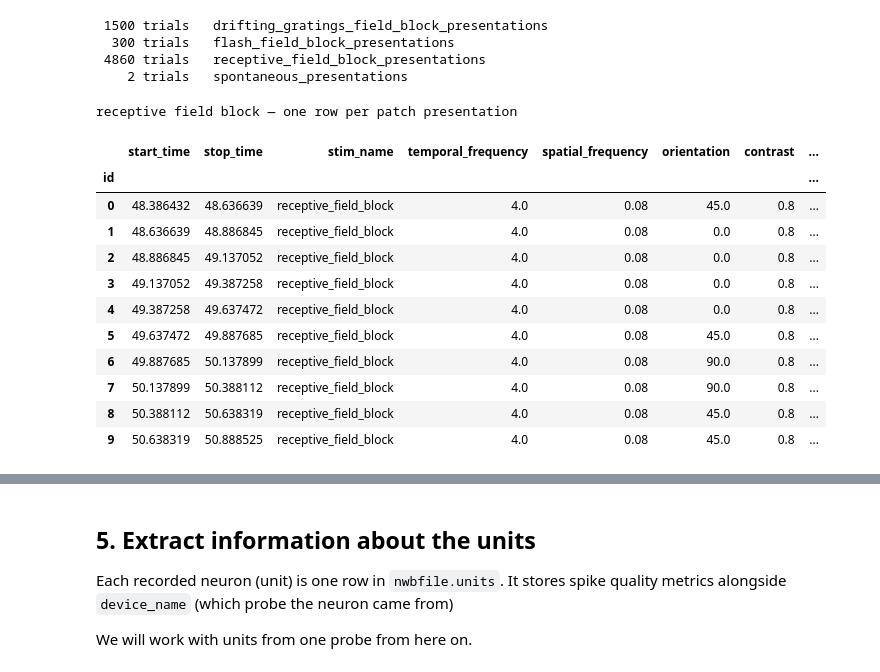
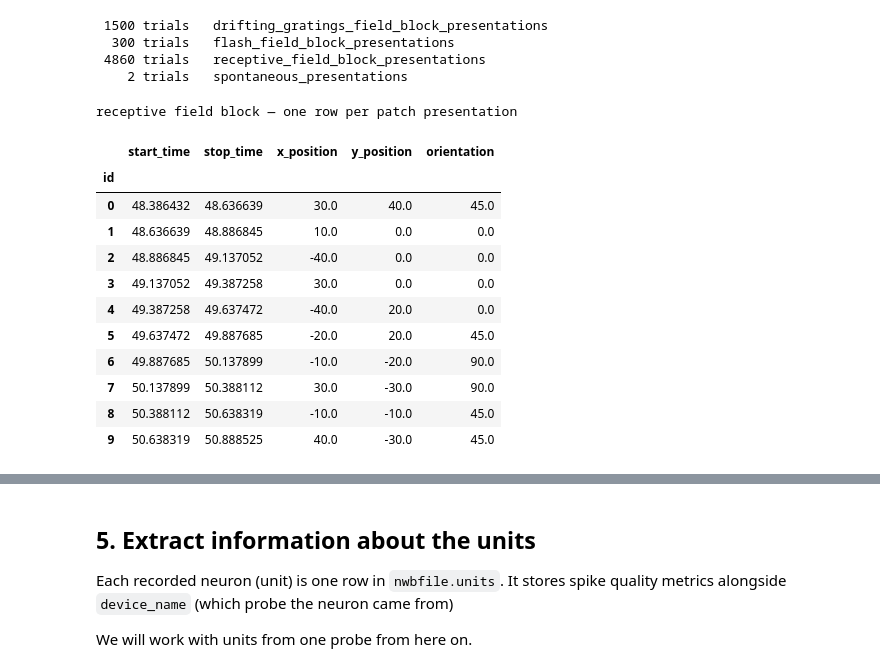
Before and after one commit to SarvestaniLab/OpenScope, a Jupyter notebook: ephys_getting_started.ipynb, the cells around one changed output, grey strips where cells are left out. Saved outputs shown, nothing was run; the diff lists cells and outputs as text; code cells hidden in the pictures.

```diff
--- a/ephys_getting_started.ipynb
+++ b/ephys_getting_started.ipynb
@@ -159,36 +159,32 @@ for blockName, table in nwbfile.intervals.items():
 # %%
 # Save the tables into variables
 receptiveFieldTrials = nwbfile.intervals["receptive_field_block_presentations"].to_dataframe()
 gratingTrials        = nwbfile.intervals["drifting_gratings_field_block_presentations"].to_dataframe()
 flashTrials          = nwbfile.intervals["flash_field_block_presentations"].to_dataframe()
 
 # Stimulus parameters are stored as text, so we convert the ones we need
 for trials in (receptiveFieldTrials, gratingTrials, flashTrials):
     for column in ("x_position", "y_position", "orientation",
                    "spatial_frequency", "temporal_frequency", "contrast"):
         if column in trials:
             trials[column] = pd.to_numeric(trials[column], errors="coerce")
 
-# Drop some of the columns from all tables -- these are not as helpful
-dropColumns = ["stim_type", "stim_block", "stim_index", "timeseries"]
-for trials in (receptiveFieldTrials, gratingTrials, flashTrials):
-    trials.drop(columns=[c for c in dropColumns if c in trials.columns], inplace=True)
-
 # Show timing and values of the first 10 trials of the receptive field mapping trials
 print("receptive field block — one row per patch presentation")
-receptiveFieldTrials.head(10)
+receptiveFieldTrials[["start_time", "stop_time", "x_position", "y_position",
+                      "orientation"]].head(10)
 # %% [output]
 receptive field block — one row per patch presentation
-|  | start_time | stop_time | stim_name | temporal_frequency | spatial_frequency | orientation | contrast | ... |
-| id |  |  |  |  |  |  |  | ... |
-| 0 | 48.386432 | 48.636639 | receptive_field_block | 4.0 | 0.08 | 45.0 | 0.8 | ... |
-| 1 | 48.636639 | 48.886845 | receptive_field_block | 4.0 | 0.08 | 0.0 | 0.8 | ... |
-| 2 | 48.886845 | 49.137052 | receptive_field_block | 4.0 | 0.08 | 0.0 | 0.8 | ... |
-| 3 | 49.137052 | 49.387258 | receptive_field_block | 4.0 | 0.08 | 0.0 | 0.8 | ... |
-| 4 | 49.387258 | 49.637472 | receptive_field_block | 4.0 | 0.08 | 0.0 | 0.8 | ... |
-| 5 | 49.637472 | 49.887685 | receptive_field_block | 4.0 | 0.08 | 45.0 | 0.8 | ... |
-| 6 | 49.887685 | 50.137899 | receptive_field_block | 4.0 | 0.08 | 90.0 | 0.8 | ... |
-| 7 | 50.137899 | 50.388112 | receptive_field_block | 4.0 | 0.08 | 90.0 | 0.8 | ... |
-| 8 | 50.388112 | 50.638319 | receptive_field_block | 4.0 | 0.08 | 45.0 | 0.8 | ... |
-| 9 | 50.638319 | 50.888525 | receptive_field_block | 4.0 | 0.08 | 45.0 | 0.8 | ... |
+|  | start_time | stop_time | x_position | y_position | orientation |
+| id |  |  |  |  |  |
+| 0 | 48.386432 | 48.636639 | 30.0 | 40.0 | 45.0 |
+| 1 | 48.636639 | 48.886845 | 10.0 | 0.0 | 0.0 |
+| 2 | 48.886845 | 49.137052 | -40.0 | 0.0 | 0.0 |
+| 3 | 49.137052 | 49.387258 | 30.0 | 0.0 | 0.0 |
+| 4 | 49.387258 | 49.637472 | -40.0 | 20.0 | 0.0 |
+| 5 | 49.637472 | 49.887685 | -20.0 | 20.0 | 45.0 |
+| 6 | 49.887685 | 50.137899 | -10.0 | -20.0 | 90.0 |
+| 7 | 50.137899 | 50.388112 | 30.0 | -30.0 | 90.0 |
+| 8 | 50.388112 | 50.638319 | -10.0 | -10.0 | 45.0 |
+| 9 | 50.638319 | 50.888525 | 40.0 | -30.0 | 45.0 |
 # %%
```
Also changed, not shown: parts of 3 cells of this notebook.
